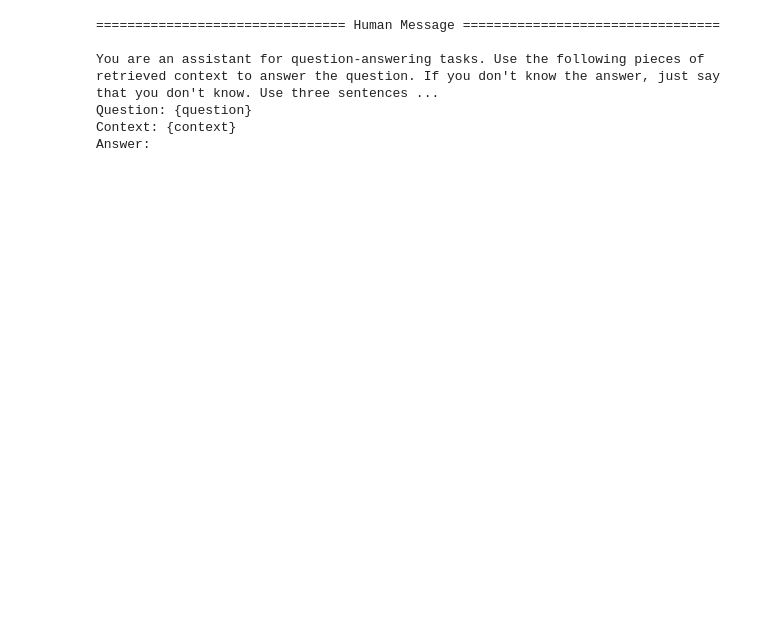
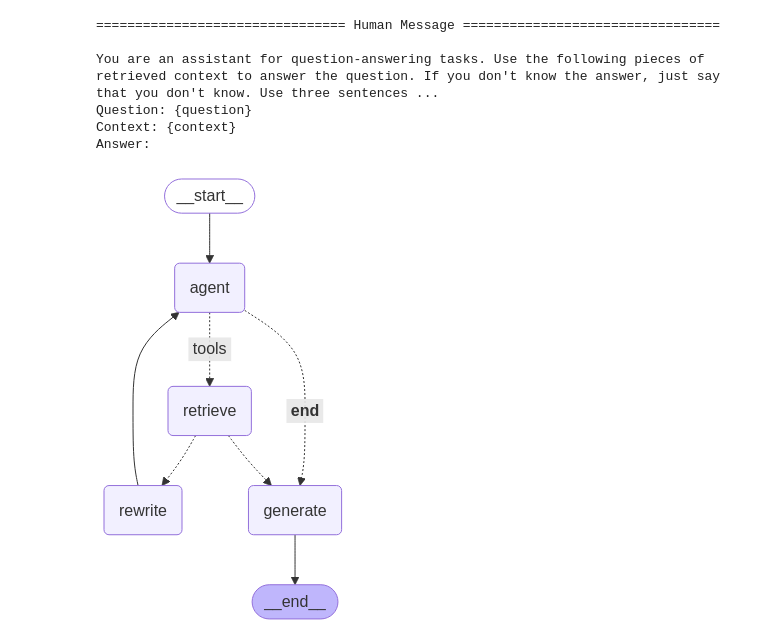
Before and after one commit to left-eyebr0w/devia_rag, a Jupyter notebook: main.ipynb, the cells around one changed output. Saved outputs shown, nothing was run; the diff lists cells and outputs as text; code cells hidden in the pictures; blank space fills up the shorter version.

```diff
--- a/main.ipynb
+++ b/main.ipynb
@@ -217,8 +208,8 @@ def rewrite(state):
     ]
 
     # Grader
-    model = ChatOpenAI(temperature=0, model="gpt-4-0125-preview", streaming=True)
-    response = model.invoke(msg)
+    staggerer.stagger()
+    model = ChatMistralAI(temperature=0, model="mistral-large-latest", streaming=True)
     return {"messages": [response]}
 # %%
 # Cette fonction est appelée lorsque l'agent a décidé de générer une réponse
@@ -238,7 +229,7 @@ def generate(state):
     prompt = hub.pull("rlm/rag-prompt")
 
     # LLM
-    llm = ChatOpenAI(model_name="gpt-4o-mini", temperature=0, streaming=True)
+    llm = ChatMistralAI(model_name="mistral-large-latest", temperature=0, streaming=True)
 
     # Post-processing
     def format_docs(docs):
@@ -248,6 +239,7 @@ def generate(state):
     rag_chain = prompt | llm | StrOutputParser()
 
     # Run
+    staggerer.stagger()
     response = rag_chain.invoke({"context": docs, "question": question})
     return {"messages": [response]}
 # %%
@@ -269,3 +261,14 @@ You are an assistant for question-answering tasks. Use the following pieces of r
 Question: {question}
 Context: {context}
 Answer:
+# %%
+
+def agent(state):
+    # print("---CALL AGENT---")
+    messages = state["messages"]
+    model = ChatMistralAI(temperature=0, streaming=True, model="mistral-large-latest")
+    model = model.bind_tools(tools)
+    staggerer.stagger()
+    response = model.invoke(messages)
+    # We return a list, because this will get added to the existing list
+    return {"messages": [response]}
@@ -272,34 +285,46 @@ Answer:
 # %%
-# Instantiation d'un workflow
-workflow = StateGraph(AgentState)
+def new_convo():
+    # Instantiation d'un workflow
+    workflow = StateGraph(AgentState)
 
-# === DEFINITION DES SOMMETS DU GRAPHE ===
+    # === DEFINITION DES SOMMETS DU GRAPHE ===
 
-workflow.add_node("agent", agent)                               # L'agent
-workflow.add_node("retrieve", ToolNode([retriever_tool]))       # L'outil de récupération d'informations
-workflow.add_node("rewrite", rewrite)                           # La reformulation de la question
-workflow.add_node("generate", generate)                         # La génération de la réponse
+    workflow.add_node("agent", agent)                               # L'agent
+    workflow.add_node("retrieve", ToolNode([retriever_tool]))       # L'outil de récupération d'informations
+    workflow.add_node("rewrite", rewrite)                           # La reformulation de la question
+    workflow.add_node("generate", generate)                         # La génération de la réponse
+    # workflow.add_node("evaluator", fact_check)                    # Le module de vérification de la réponse
 
-# === DEFINITION DES ARRÊTES DU GRAPHE ===
+    # === DEFINITION DES ARRÊTES DU GRAPHE ===
 
-workflow.add_edge(START, "agent")
+    workflow.add_edge(START, "agent")
 
-workflow.add_conditional_edges(
-    "agent",                                                    # On part de l'agent
-    tools_condition,                                            # Soit on doit utiliser un outil, soit on doit terminer le workflow
-    {
-        "tools": "retrieve",                                    # Issue : Récupèrer des infos
-        END: END,                                               # Issue : Terminer le workflow
-    },
-)
+    workflow.add_conditional_edges(
+        "agent",                             # On part de l'agent
+        tools_condition,                     # Soit on doit utiliser un outil, soit on doit terminer le workflow
+        {
+            "tools": "retrieve",             # Issue : Récupèrer des infos
+            END: "generate",                 # Issue : Terminer le workflow
+        },
+    )
 
-workflow.add_conditional_edges(
-    "retrieve",                                                 # On part de l'outil de récupération d'infos
-    grade_documents,                                            # On juge de la pertinence des documents
-)
+    workflow.add_conditional_edges(
+        "retrieve",                          # On part de l'outil de récupération d'infos
+        grade_documents,                     # On juge de la pertinence des documents
+    )
 
-workflow.add_edge("generate", END)                              # Le document était pertinent, on génère une réponse et on termine le workflow
-workflow.add_edge("rewrite", "agent")                           # Le document n'était pas pertinent, on recommence
+    workflow.add_edge("generate", END)       # Le document était pertinent, on génère une réponse et on termine le workflow
+    workflow.add_edge("rewrite", "agent")    # Le document n'était pas pertinent, on recommence
 
-# Compilation du graphe
-graph = workflow.compile()
+    # workflow.add_edge("evaluator", END)    # On évalue la réponse, on recommence si elle n'est pas satisfaisante
+
+
+    # Compilation du graphe
+    graph = workflow.compile()
+
+    return graph
+
+graph = new_convo()  # Création du graphe
+display_graph(graph)  # Affichage du graphe
+# %% [output]
+[figure, added]
```
Also changed, not shown: parts of 18 cells of this notebook, 1 other file.
